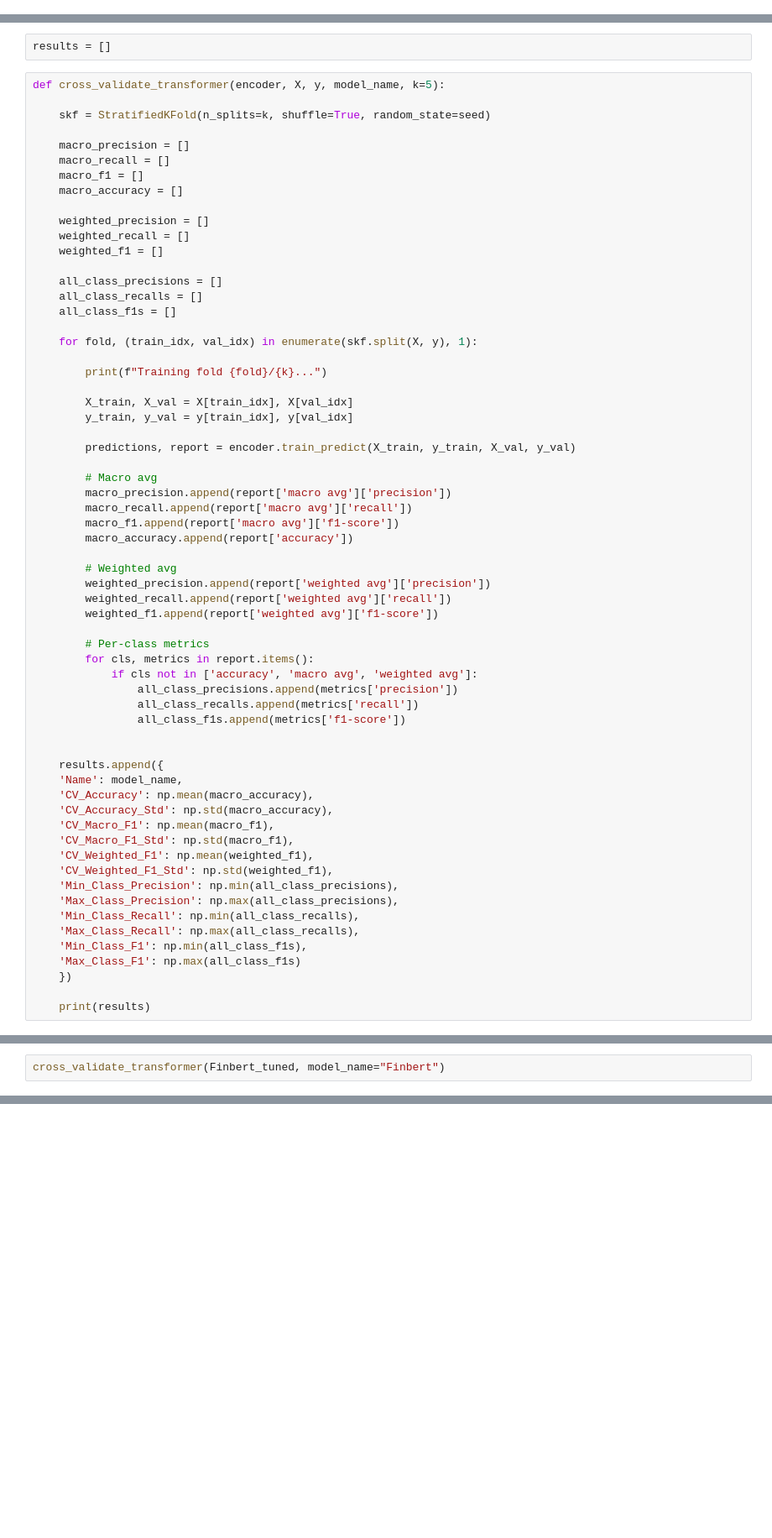
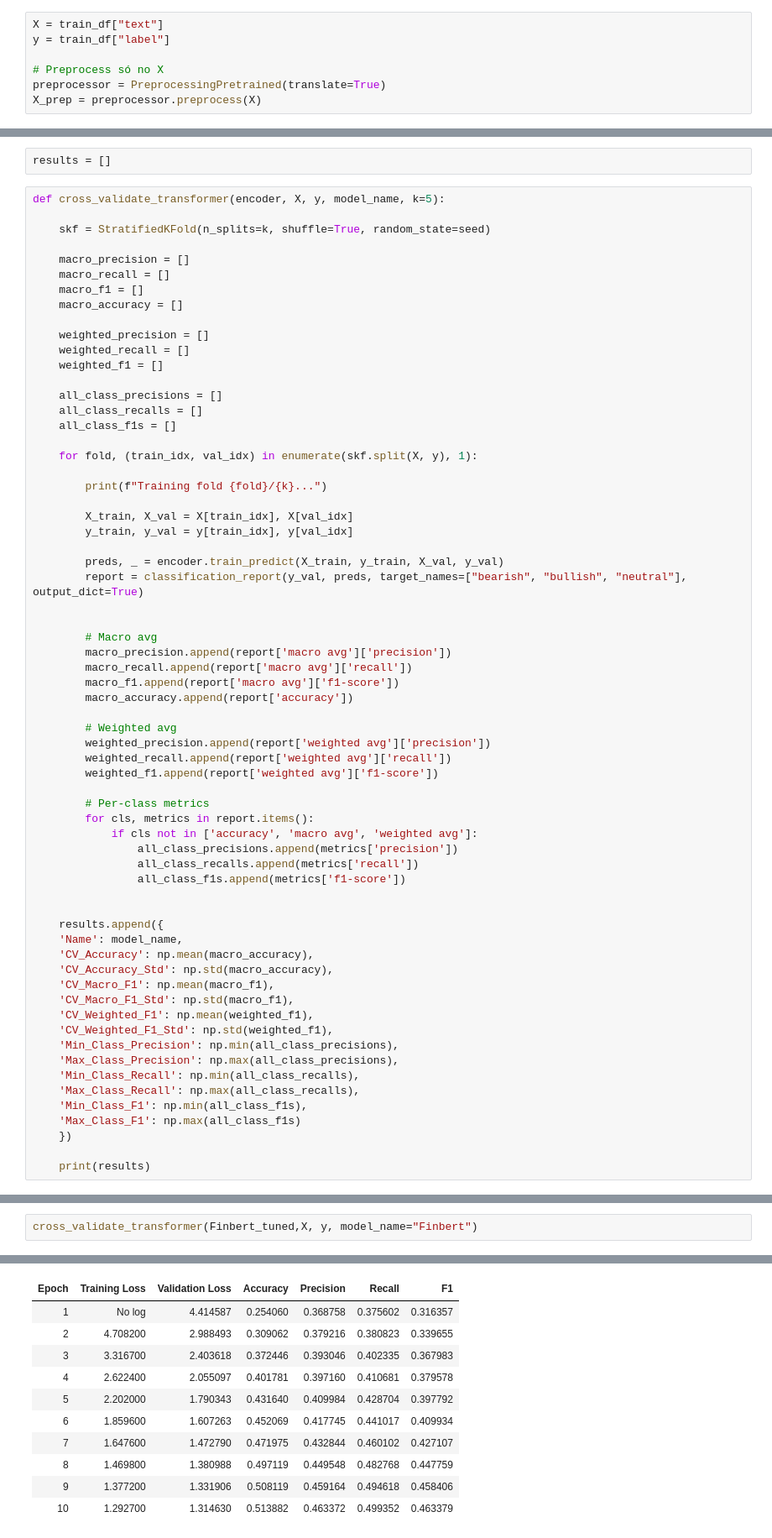
Before and after one commit to joanaefsteves/SentimentAnalysis_StockMarket, a Jupyter notebook: Notebooks/5_transformer_encoders.ipynb, the cells around one changed output, grey strips where cells are left out. Shown at 84% size. Saved outputs shown, nothing was run; the diff lists cells and outputs as text; blank space fills up the shorter version.

```diff
--- a/Notebooks/5_transformer_encoders.ipynb
+++ b/Notebooks/5_transformer_encoders.ipynb
@@ -164,0 +366,7 @@ y = train_df_prep["label"]
+# %%
+X = train_df["text"]
+y = train_df["label"]
+
+# Preprocess só no X
+preprocessor = PreprocessingPretrained(translate=True)
+X_prep = preprocessor.preprocess(X)
@@ -189,7 +400,9 @@ def cross_validate_transformer(encoder, X, y, model_name, k=5):
         X_train, X_val = X[train_idx], X[val_idx]
         y_train, y_val = y[train_idx], y[val_idx]
 
-        predictions, report = encoder.train_predict(X_train, y_train, X_val, y_val)
+        preds, _ = encoder.train_predict(X_train, y_train, X_val, y_val)
+        report = classification_report(y_val, preds, target_names=["bearish", "bullish", "neutral"], output_dict=True)
+
 
         # Macro avg
         macro_precision.append(report['macro avg']['precision'])
@@ -232,2 +443,3 @@ successful_results = pd.DataFrame(results)
 # %%
-cross_validate_transformer(Finbert_tuned, model_name="Finbert")
+cross_validate_transformer(Finbert_tuned,X, y, model_name="Finbert")
+# %% [output]
@@ -233,0 +448,11 @@ cross_validate_transformer(Finbert_tuned, model_name="Finbert")
+| Epoch | Training Loss | Validation Loss | Accuracy | Precision | Recall | F1 |
+| 1 | No log | 4.414587 | 0.254060 | 0.368758 | 0.375602 | 0.316357 |
+| 2 | 4.708200 | 2.988493 | 0.309062 | 0.379216 | 0.380823 | 0.339655 |
+| 3 | 3.316700 | 2.403618 | 0.372446 | 0.393046 | 0.402335 | 0.367983 |
+| 4 | 2.622400 | 2.055097 | 0.401781 | 0.397160 | 0.410681 | 0.379578 |
+| 5 | 2.202000 | 1.790343 | 0.431640 | 0.409984 | 0.428704 | 0.397792 |
+| 6 | 1.859600 | 1.607263 | 0.452069 | 0.417745 | 0.441017 | 0.409934 |
+| 7 | 1.647600 | 1.472790 | 0.471975 | 0.432844 | 0.460102 | 0.427107 |
+| 8 | 1.469800 | 1.380988 | 0.497119 | 0.449548 | 0.482768 | 0.447759 |
+| 9 | 1.377200 | 1.331906 | 0.508119 | 0.459164 | 0.494618 | 0.458406 |
+| 10 | 1.292700 | 1.314630 | 0.513882 | 0.463372 | 0.499352 | 0.463379 |
```
Also changed, not shown: parts of 19 cells of this notebook, 1 other file.
